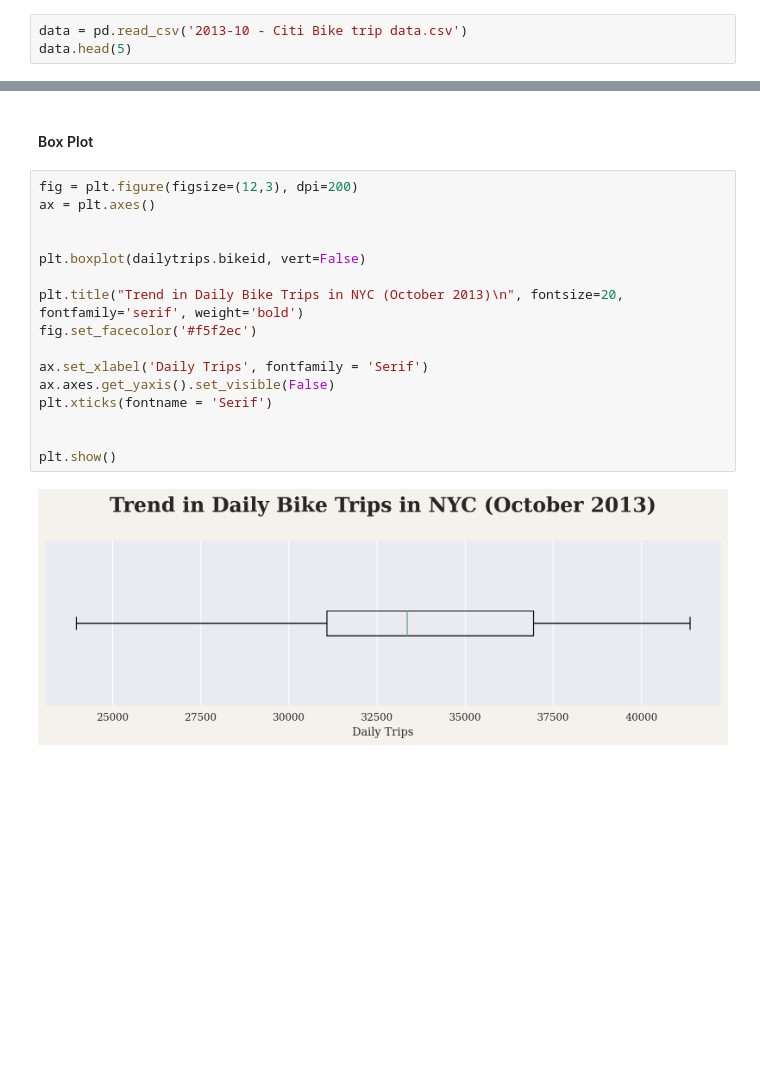
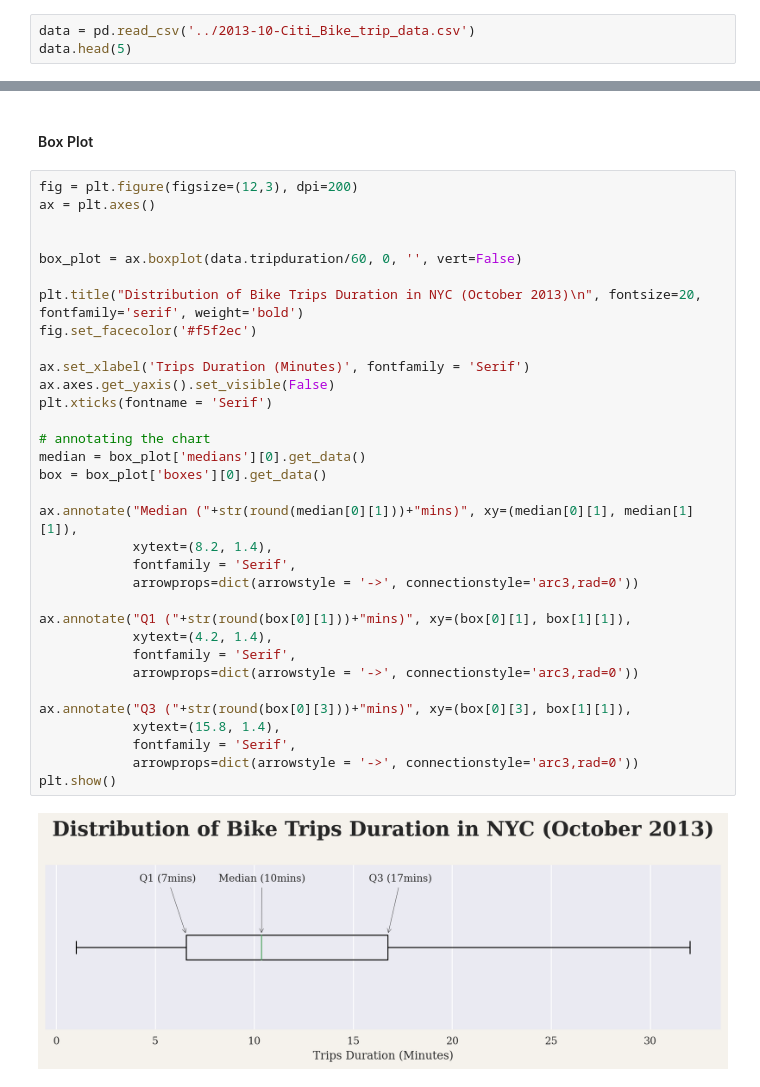
Before and after one commit to anuoluwatuyi/charting-with-python, a Jupyter notebook: notebooks/nyc-city-bikes-trips-analysis.ipynb, the cells around one changed output, grey strips where cells are left out. Cells and saved outputs as stored; diff of their text form; blank space fills up the shorter version.

```diff
--- a/notebooks/nyc-city-bikes-trips-analysis.ipynb
+++ b/notebooks/nyc-city-bikes-trips-analysis.ipynb
@@ -16,7 +16,7 @@ import seaborn as sns
 # %% [markdown]
 ### Ingest data from CSV file
 # %%
-data = pd.read_csv('2013-10 - Citi Bike trip data.csv')
+data = pd.read_csv('../2013-10-Citi_Bike_trip_data.csv')
 data.head(5)
 # %% [output]
 |  | tripduration | starttime | stoptime | start station id | start station name | start station latitude | ... |
@@ -357,21 +357,38 @@ plt.show()
 [figure]
 # %% [markdown]
 #### Box Plot
-# %%
-fig = plt.figure(figsize=(12,3), dpi=200)
-ax = plt.axes()
-
-
-plt.boxplot(dailytrips.bikeid, vert=False)
-
-plt.title("Trend in Daily Bike Trips in NYC (October 2013)\n", fontsize=20, fontfamily='serif', weight='bold')
-fig.set_facecolor('#f5f2ec')
-
-ax.set_xlabel('Daily Trips', fontfamily = 'Serif')
-ax.axes.get_yaxis().set_visible(False)
-plt.xticks(fontname = 'Serif')
-
-
-plt.show()
-# %% [output]
-[figure, removed]
+# %%
+fig = plt.figure(figsize=(12,3), dpi=200)
+ax = plt.axes()
+
+
+box_plot = ax.boxplot(data.tripduration/60, 0, '', vert=False)
+
+plt.title("Distribution of Bike Trips Duration in NYC (October 2013)\n", fontsize=20, fontfamily='serif', weight='bold')
+fig.set_facecolor('#f5f2ec')
+
+ax.set_xlabel('Trips Duration (Minutes)', fontfamily = 'Serif')
+ax.axes.get_yaxis().set_visible(False)
+plt.xticks(fontname = 'Serif')
+
+# annotating the chart
+median = box_plot['medians'][0].get_data()
+box = box_plot['boxes'][0].get_data()
+
+ax.annotate("Median ("+str(round(median[0][1]))+"mins)", xy=(median[0][1], median[1][1]),
+            xytext=(8.2, 1.4),
+            fontfamily = 'Serif',
+            arrowprops=dict(arrowstyle = '->', connectionstyle='arc3,rad=0'))
+
+ax.annotate("Q1 ("+str(round(box[0][1]))+"mins)", xy=(box[0][1], box[1][1]),
+            xytext=(4.2, 1.4),
+            fontfamily = 'Serif',
+            arrowprops=dict(arrowstyle = '->', connectionstyle='arc3,rad=0'))
+
+ax.annotate("Q3 ("+str(round(box[0][3]))+"mins)", xy=(box[0][3], box[1][1]),
+            xytext=(15.8, 1.4),
+            fontfamily = 'Serif',
+            arrowprops=dict(arrowstyle = '->', connectionstyle='arc3,rad=0'))
+plt.show()
+# %% [output]
+[figure, added]
```
